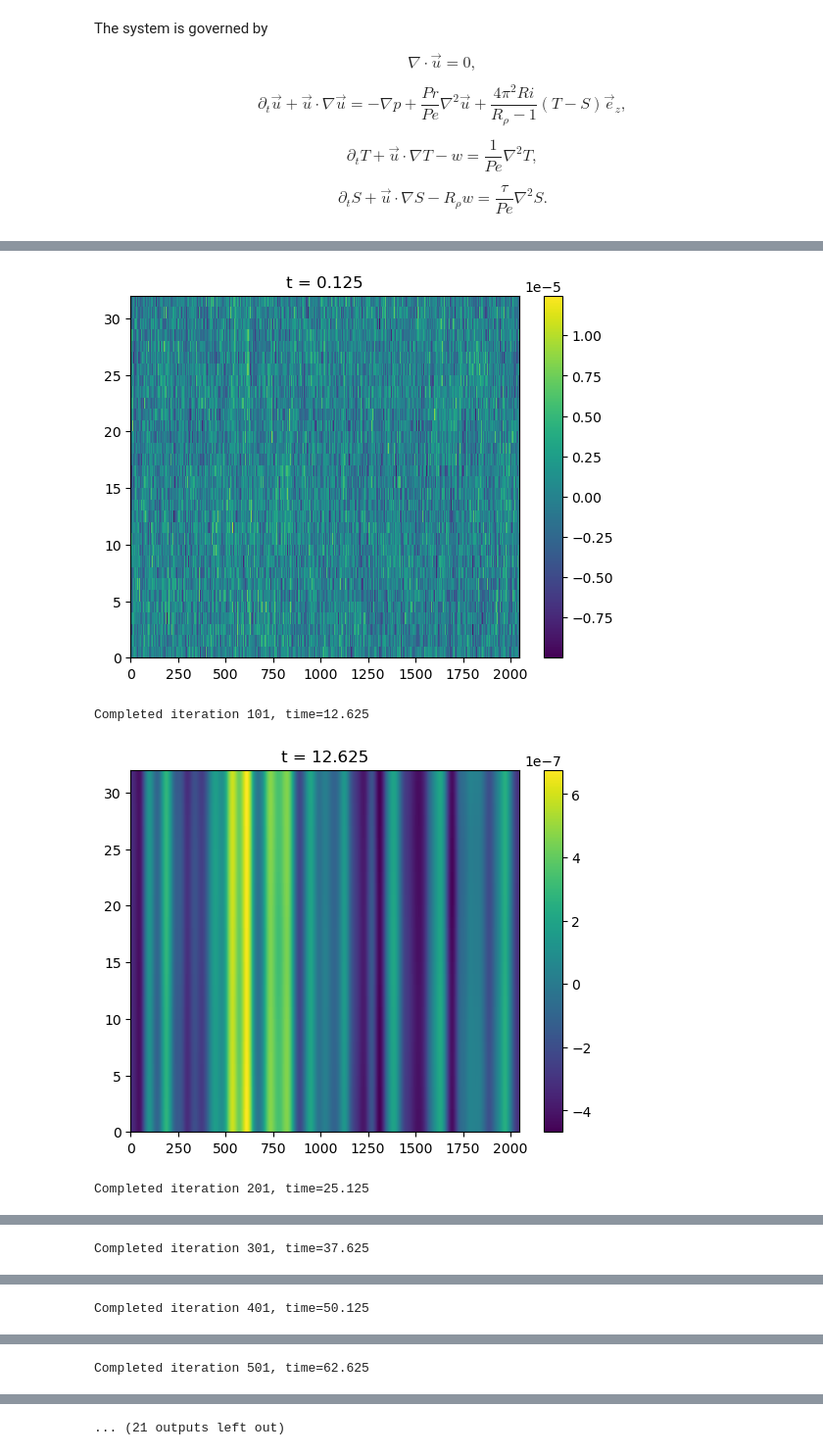
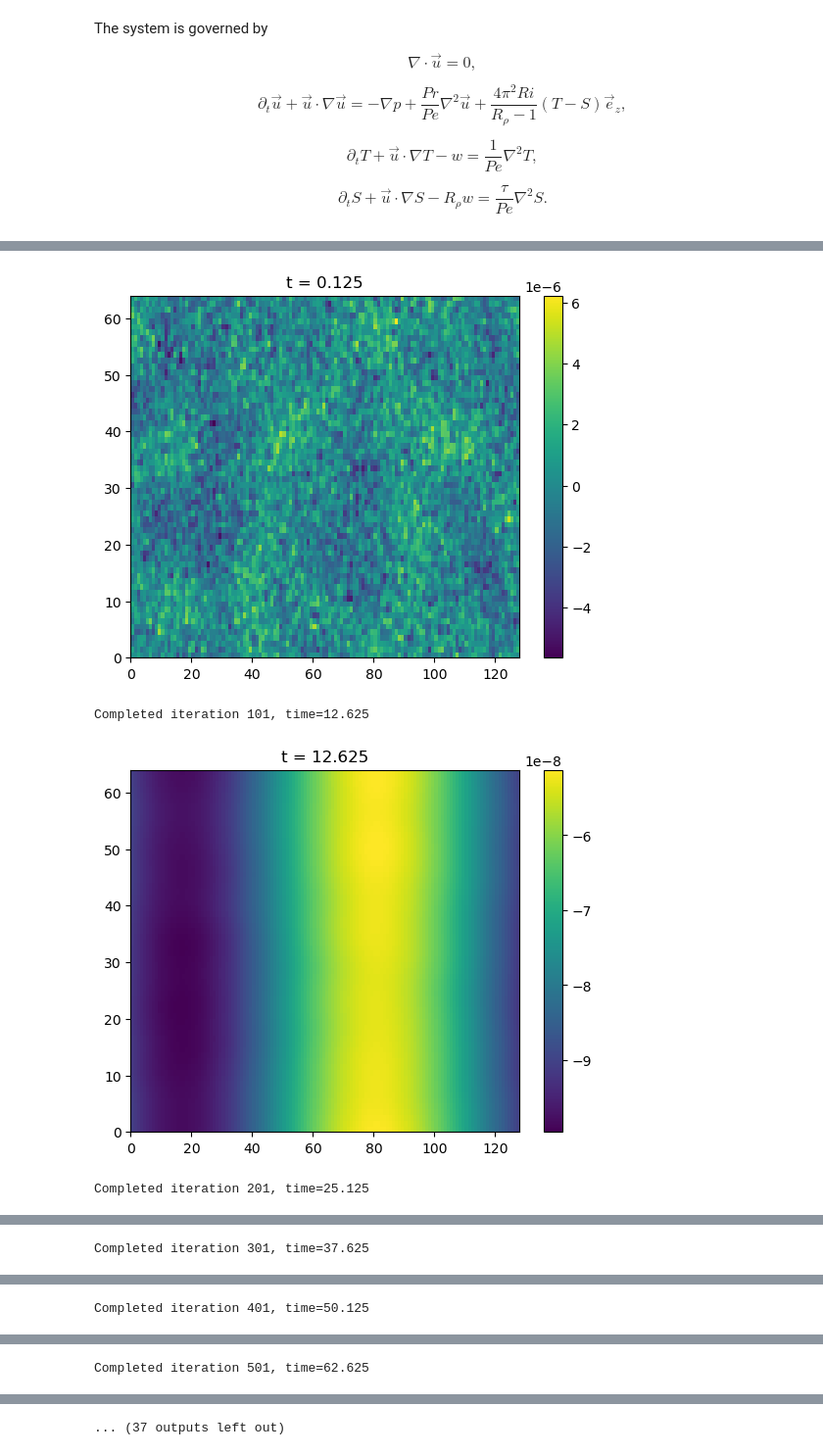
Before and after one commit to ducnguyen-uconn/Thermohaline-Shear_Instability, a Jupyter notebook: reproduce_refs/simulation/2dtest.ipynb, the cells around one changed output, grey strips where cells are left out. Shown: that part at 98% size. Cells and saved outputs as stored; diff of their text form; code cells hidden in the pictures.

```diff
--- a/reproduce_refs/simulation/2dtest.ipynb
+++ b/reproduce_refs/simulation/2dtest.ipynb
@@ -26,14 +26,15 @@ import dedalus.public as d3
 dealias = 1           # scaling factor
 pi = np.pi
 
-Ri = 10. # Richardson number [= 1 for figure 3]
+# reproduce the results in figure 4
+Ri = 10. # Richardson number [= 1 for figure 3, =10 for figure 4]
 Rp = 2.   # density ratio
 Pe = 1e2 # Peclet number
 Pr = 10.  # Prandtl number
 tau = 0.01 # diffusivity ratio
 
-Lx, Lz = 64., 1.
-Nx, Nz = 2048, 32
+Lx, Lz = 2., 1.
+Nx, Nz = 128, 64
 # Nx, Nz = 256, 128
 # Nx, Nz = 768, 384
 
@@ -77,7 +78,7 @@ problem.add_equation("dt(u) + grad(p) - (Pr/Pe)*lap_u - (4*pi*pi*Ri/(Rp-1))*(te-
 problem.add_equation("dt(te) - (1./Pe)*lap_te - w = - u@grad(te)")
 problem.add_equation("dt(sa) - (tau/Pe)*lap_sa - Rp*w = - u@grad(sa)")
 
-stop_sim_time = 200 # Stopping criteria
+stop_sim_time = 300 # Stopping criteria
 # timestepper = d3.RK443 # 3rd-order 4-stage DIRK+ERK scheme [Ascher 1997 sec 2.8] https://doi-org.ezproxy.lib.uconn.edu/10.1016/S0168-9274(97)00056-1
 timestepper = d3.RK222
 
@@ -129,6 +129,6 @@ while solver.proceed:
 Starting main loop
 Completed iteration 1, time=0.125
-[figure, old version]
+[figure, new version]
 Completed iteration 101, time=12.625
-[figure, old version]
+[figure, new version]
 Completed iteration 201, time=25.125
@@ -142 +142 @@ Completed iteration 501, time=62.625
-... (21 outputs left out)
+... (37 outputs left out)
```
Also changed, not shown: parts of 1 cell of this notebook.
